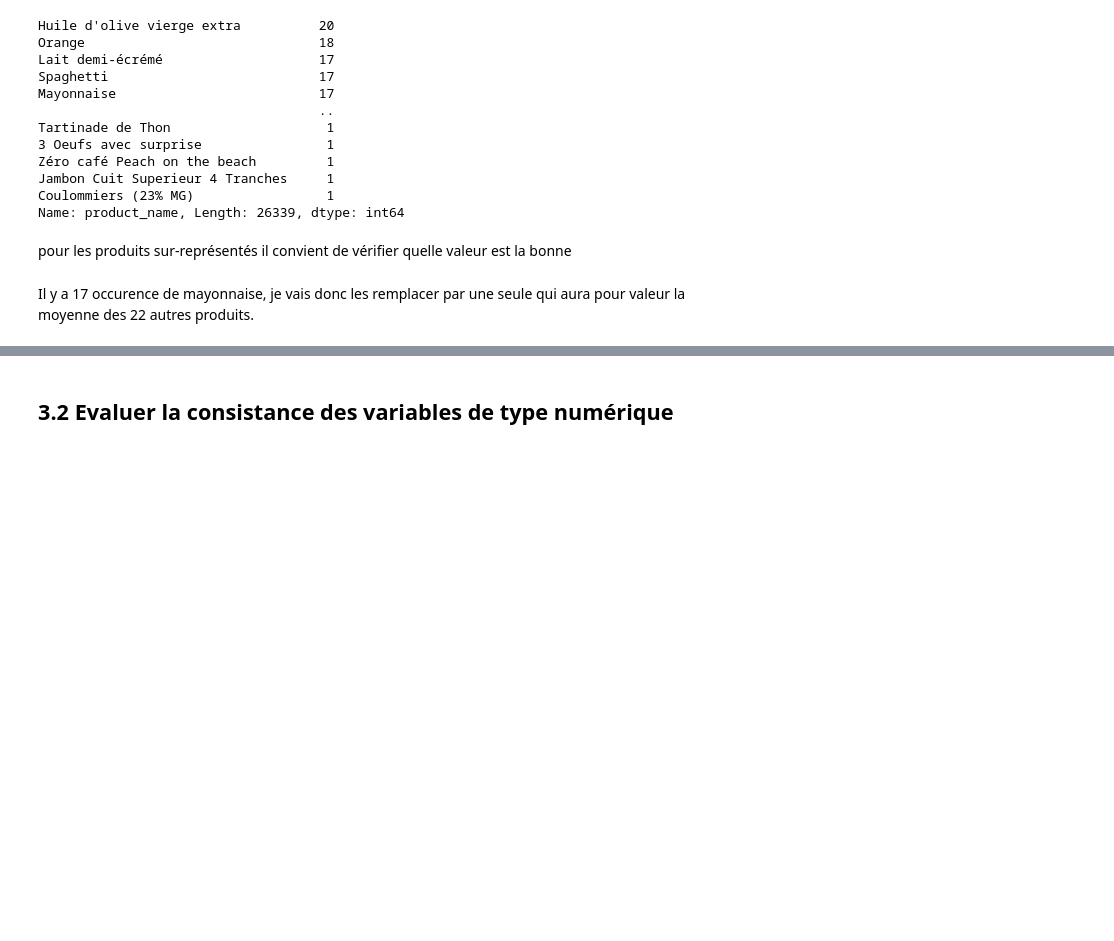
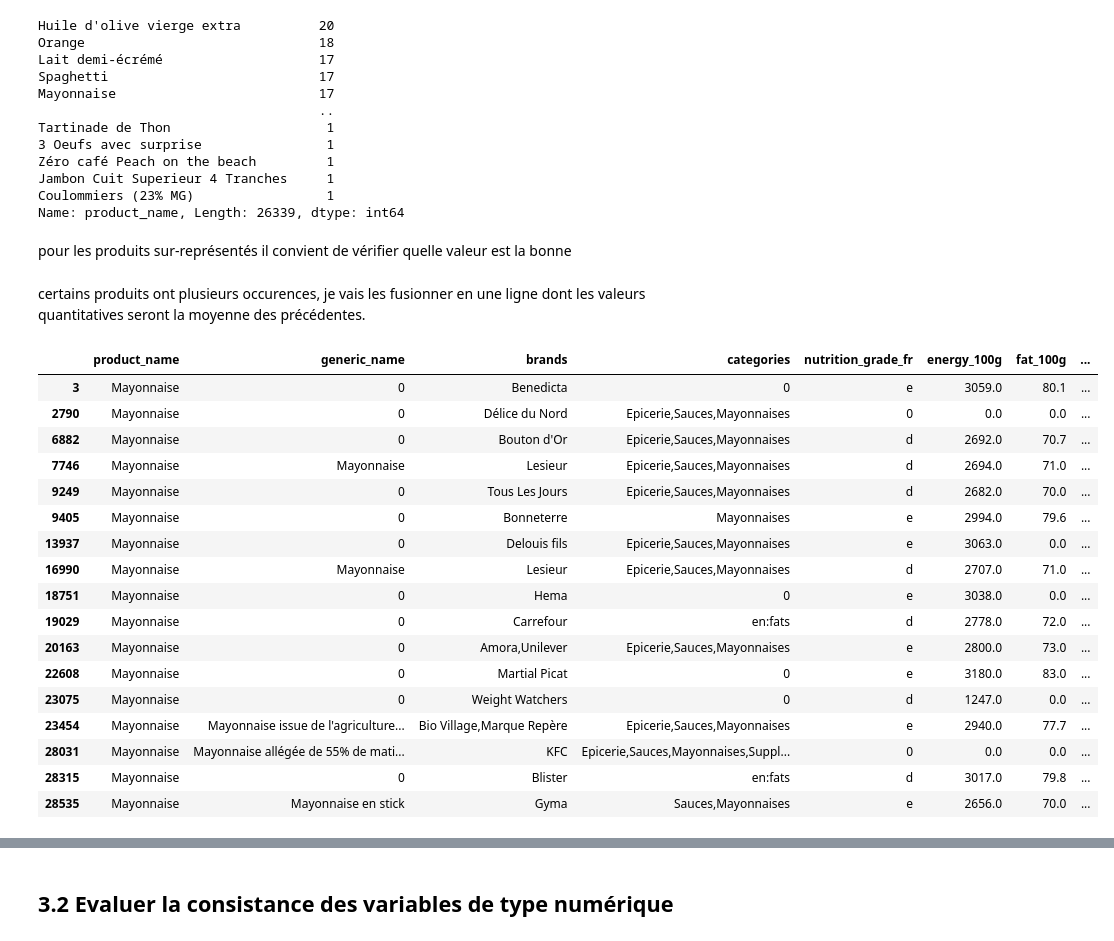
Before and after one commit to MarieDeSmedt/FoodFlix, a Jupyter notebook: notebook/Data_clean.ipynb, the cells around one changed output, grey strips where cells are left out. Cells and saved outputs as stored; diff of their text form; code cells hidden in the pictures; blank space fills up the shorter version.

```diff
--- a/notebook/Data_clean.ipynb
+++ b/notebook/Data_clean.ipynb
@@ -10,8 +10,8 @@ import sys
 sys.path.insert(0,"/home/apprenant/PycharmProjects/FoodFlix")
 # %%
 #keep the data
-df = pd.read_csv("../data/02_intermediate/intermediate.csv", sep=',', low_memory=False)
-df.columns
+df_original = pd.read_csv("../data/02_intermediate/intermediate.csv", sep=',', low_memory=False)
+df_original.columns
 # %% [output]
 Index(['product_name', 'generic_name', 'brands', 'categories',
        'nutrition_grade_fr', 'energy_100g', 'fat_100g', 'saturated-fat_100g',
@@ -94,9 +94,9 @@ dtype: int64
 # %% [markdown]
 ## II.2 Traitement des doublons
 # %%
-df.drop_duplicates(keep='last',inplace=True)
-print(df[df.duplicated(keep=False)])
-df.shape
+df_original.drop_duplicates(keep='last',inplace=True)
+print(df_original[df_original.duplicated(keep=False)])
+df_original.shape
 # %% [output]
 Empty DataFrame
 Columns: [product_name, generic_name, brands, categories, nutrition_grade_fr, energy_100g, fat_100g, saturated-fat_100g, carbohydrates_100g, sugars_100g, fiber_100g, proteins_100g, salt_100g, sodium_1 ...
@@ -132,5 +132,5 @@ dtype: int64
 # %% [markdown]
 comme il s'agit ici de calculer un score, je remplace toutes les valeurs Nan par zéro.
 # %%
-df = df.fillna(0)
+df_v1 = df_original.fillna(0)
 # %%
@@ -181,6 +181,29 @@ Coulommiers (23% MG)                 1
 Name: product_name, Length: 26339, dtype: int64
 # %% [markdown]
 pour les produits sur-représentés il convient de vérifier quelle valeur est la bonne
-# %% [markdown]
-Il y a 17 occurence de mayonnaise, je vais donc les remplacer par une seule qui aura pour valeur la moyenne des 22 autres produits.
+# %% [markdown]
+certains produits ont plusieurs occurences, je vais les fusionner en une ligne dont les valeurs quantitatives seront la moyenne des précédentes.
+# %%
+#j'utilise l'exemple de la mayonnaise pour verifier mes actions
+s_before = df_v1[df_v1.loc[:,'product_name']=='Mayonnaise']
+s_before
+# %% [output]
+|  | product_name | generic_name | brands | categories | nutrition_grade_fr | energy_100g | fat_100g | ... |
+| 3 | Mayonnaise | 0 | Benedicta | 0 | e | 3059.0 | 80.1 | ... |
+| 2790 | Mayonnaise | 0 | Délice du Nord | Epicerie,Sauces,Mayonnaises | 0 | 0.0 | 0.0 | ... |
+| 6882 | Mayonnaise | 0 | Bouton d'Or | Epicerie,Sauces,Mayonnaises | d | 2692.0 | 70.7 | ... |
+| 7746 | Mayonnaise | Mayonnaise | Lesieur | Epicerie,Sauces,Mayonnaises | d | 2694.0 | 71.0 | ... |
+| 9249 | Mayonnaise | 0 | Tous Les Jours | Epicerie,Sauces,Mayonnaises | d | 2682.0 | 70.0 | ... |
+| 9405 | Mayonnaise | 0 | Bonneterre | Mayonnaises | e | 2994.0 | 79.6 | ... |
+| 13937 | Mayonnaise | 0 | Delouis fils | Epicerie,Sauces,Mayonnaises | e | 3063.0 | 0.0 | ... |
+| 16990 | Mayonnaise | Mayonnaise | Lesieur | Epicerie,Sauces,Mayonnaises | d | 2707.0 | 71.0 | ... |
+| 18751 | Mayonnaise | 0 | Hema | 0 | e | 3038.0 | 0.0 | ... |
+| 19029 | Mayonnaise | 0 | Carrefour | en:fats | d | 2778.0 | 72.0 | ... |
+| 20163 | Mayonnaise | 0 | Amora,Unilever | Epicerie,Sauces,Mayonnaises | e | 2800.0 | 73.0 | ... |
+| 22608 | Mayonnaise | 0 | Martial Picat | 0 | e | 3180.0 | 83.0 | ... |
+| 23075 | Mayonnaise | 0 | Weight Watchers | 0 | d | 1247.0 | 0.0 | ... |
+| 23454 | Mayonnaise | Mayonnaise issue de l'agriculture... | Bio Village,Marque Repère | Epicerie,Sauces,Mayonnaises | e | 2940.0 | 77.7 | ... |
+| 28031 | Mayonnaise | Mayonnaise allégée de 55% de mati... | KFC | Epicerie,Sauces,Mayonnaises,Suppl... | 0 | 0.0 | 0.0 | ... |
+| 28315 | Mayonnaise | 0 | Blister | en:fats | d | 3017.0 | 79.8 | ... |
+| 28535 | Mayonnaise | Mayonnaise en stick | Gyma | Sauces,Mayonnaises | e | 2656.0 | 70.0 | ... |
 # %%
```
Also changed, not shown: parts of 13 cells of this notebook.
